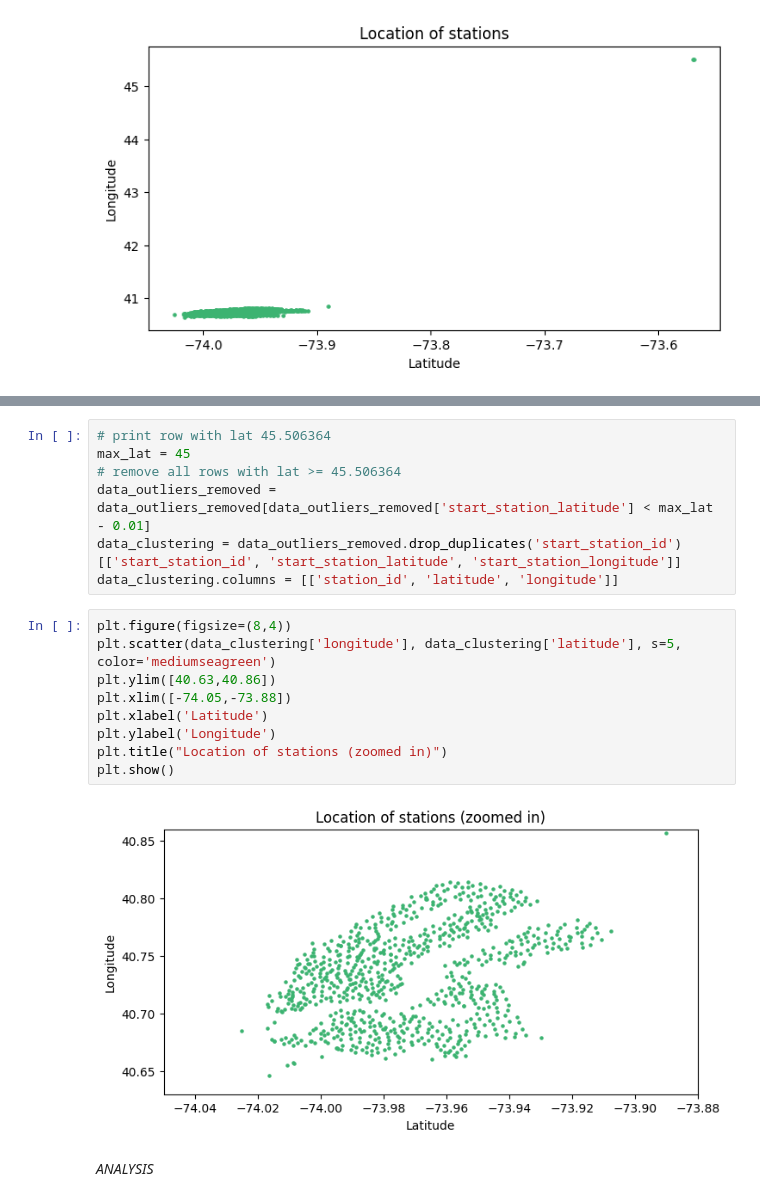
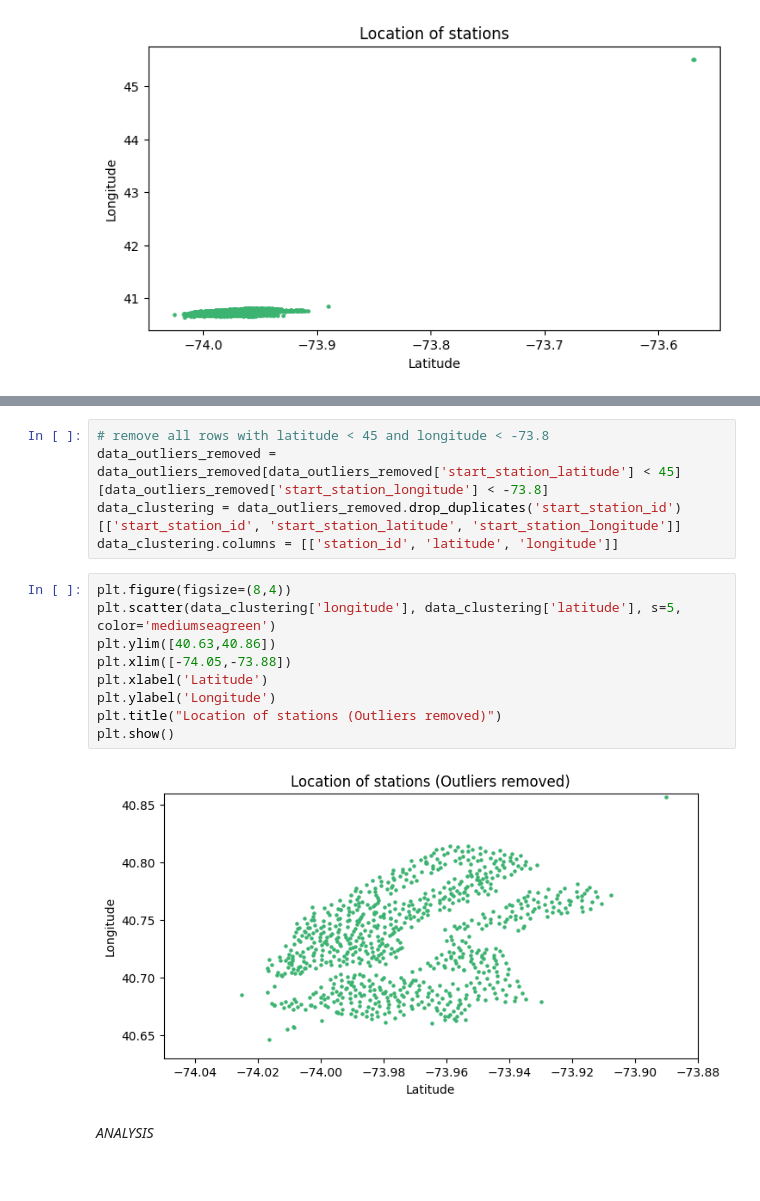
Before and after one commit to 4ug-aug/42577-IBA-Project, a Jupyter notebook: project_first_draft.ipynb, the cells around one changed output, grey strips where cells are left out. Cells and saved outputs as stored; diff of their text form.

```diff
--- a/project_first_draft.ipynb
+++ b/project_first_draft.ipynb
@@ -336,21 +453,19 @@ Zooming in on the cluster will hopefully make more clusters  apparent.
 # %%
-# print row with lat 45.506364
-max_lat = 45
-# remove all rows with lat >= 45.506364
-data_outliers_removed = data_outliers_removed[data_outliers_removed['start_station_latitude'] < max_lat - 0.01]
+# remove all rows with latitude < 45 and longitude < -73.8
+data_outliers_removed = data_outliers_removed[data_outliers_removed['start_station_latitude'] < 45][data_outliers_removed['start_station_longitude'] < -73.8]
 data_clustering = data_outliers_removed.drop_duplicates('start_station_id')[['start_station_id', 'start_station_latitude', 'start_station_longitude']]
 data_clustering.columns = [['station_id', 'latitude', 'longitude']]
 # %%
 plt.figure(figsize=(8,4))
 plt.scatter(data_clustering['longitude'], data_clustering['latitude'], s=5, color='mediumseagreen')
 plt.ylim([40.63,40.86])
 plt.xlim([-74.05,-73.88])
 plt.xlabel('Latitude')
 plt.ylabel('Longitude')
-plt.title("Location of stations (zoomed in)")
+plt.title("Location of stations (Outliers removed)")
 plt.show()
 # %% [output]
-[figure, old version]
+[figure, new version]
 # %% [markdown]
 *ANALYSIS*
 # %%
```
Also changed, not shown: parts of 57 cells of this notebook.
